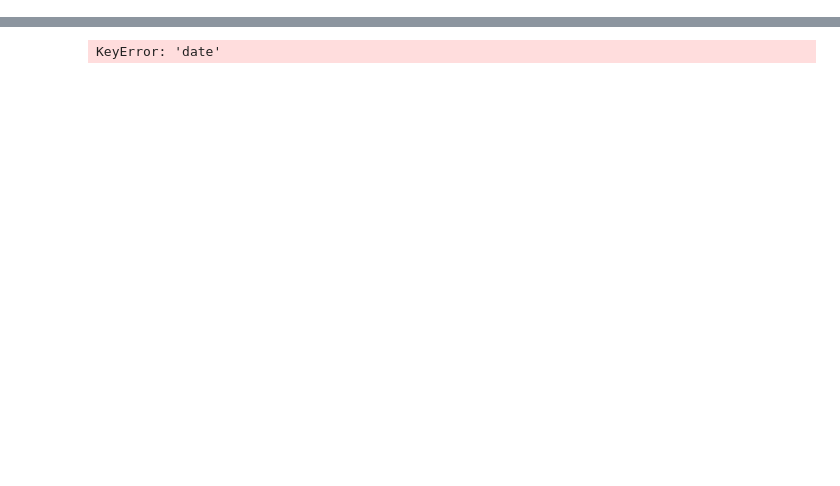
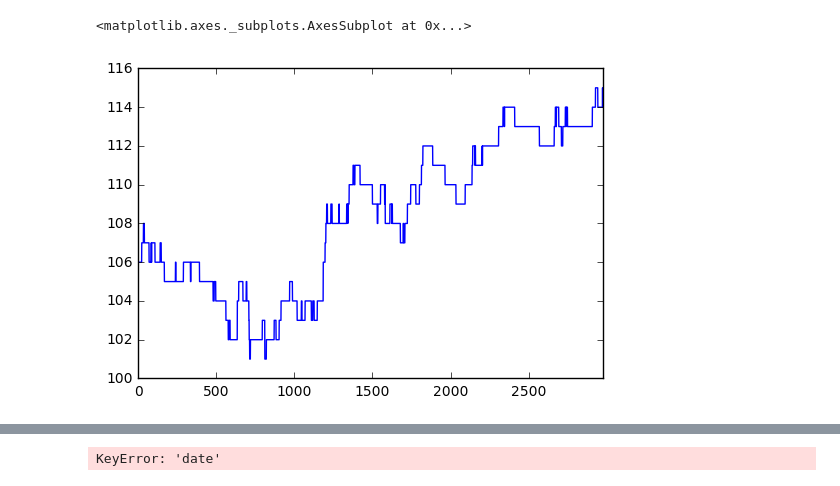
Before and after one commit to chotipat41688/SeProj, a Jupyter notebook: Ipython/readJson2.ipynb, the cells around one changed output, grey strips where cells are left out. Drawn from its saved outputs; the diff is of its cells as text; code cells hidden in the pictures; blank space fills up the shorter version.

```diff
--- a/Ipython/readJson2.ipynb
+++ b/Ipython/readJson2.ipynb
@@ -17,9 +22,10 @@ items = [i.split('.')[0] for i in items]
 # symbols = ["OTO", "HPT", "AMANAH","BROCK-W1","SPORT-W5","CEN-W4"]
 # symbols = ["SIMAT-W3", "SIMAT-W2", "AMANAH","BROCK-W1","SPORT-W5","CEN-W4","U","SEAOIL-W"]
 # symbols = ["APURE","PPS-W1","PK","PPS","ORI"]
-symbols = ["ORI","PPS-W1","PK"]
+symbols = ["ORI","PPS-W1","PK","HTECH","APURE"]
 # items = ["2017-03-20", "2017-03-21", "2017-03-22"]
-items = ["2017-03-28"]
+# items = ["2017-03-27","2017-03-28","2017-03-29"]
+items = ["2017-03-27"]
 # %%
 def getFreefloat():
     allShare = 250000000
@@ -630,8 +636,8 @@ for enum, Date in enumerate(items):
 
         print Date, total, "seconds from start time.", " :error = ",error
 
-        for sym in symbols:
-            brain[sym].to_csv("stock\\" +sym+"\\many\\"+Date+'brain.csv')
+#         for sym in symbols:
+#             brain[sym].to_csv("stock\\" +sym+"\\many\\"+Date+'brain.csv')
 #             brain[sym] = pd.DataFrame()
 #             marketStatus[sym] = 0
 print "finished."
@@ -640,0 +948,5 @@ finished.
+# %%
+brain['PPS-W1'][7].plot()
+# %% [output]
+<matplotlib.axes._subplots.AxesSubplot at 0x...>
+[figure, added]
```
Also changed, not shown: parts of 42 cells of this notebook.
